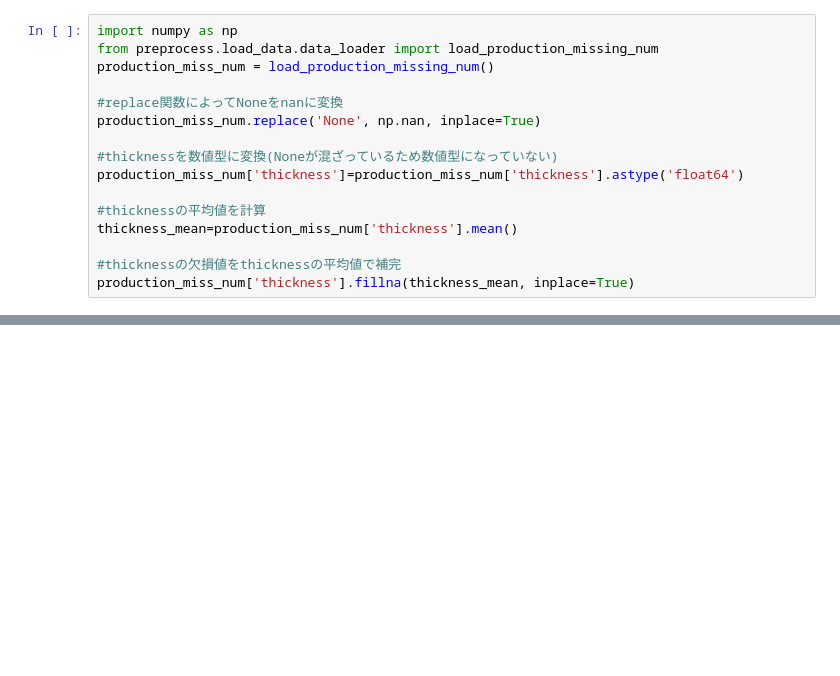
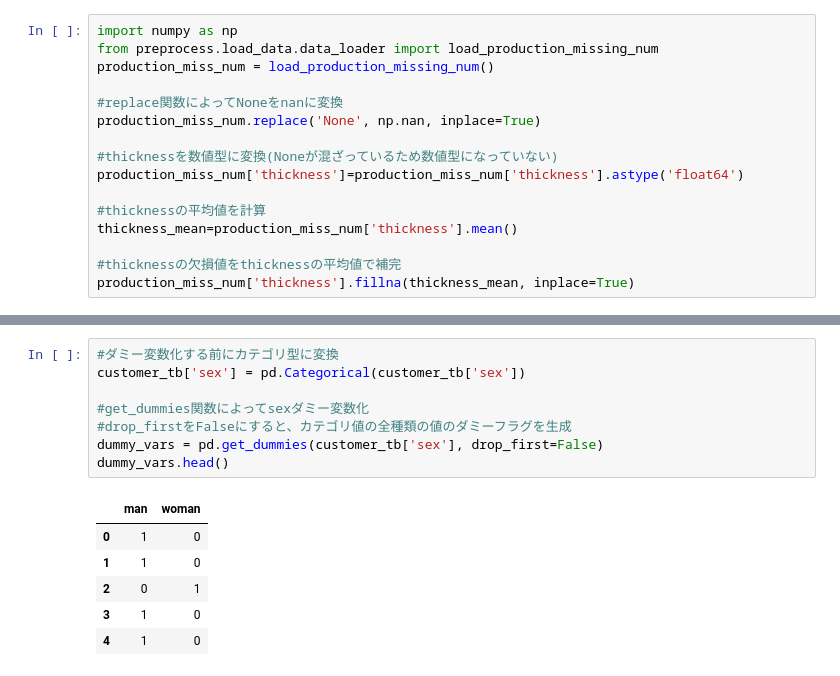
Before and after one commit to TakatoOhnishi/analytics, a Jupyter notebook: data_process/Pythonでのデータ前処理お作法(型・数値変換).ipynb, the cells around one changed output, grey strips where cells are left out. Drawn from its saved outputs; the diff is of its cells as text; blank space fills up the shorter version.

```diff
--- a/data_process/Pythonでのデータ前処理お作法(型・数値変換).ipynb
+++ b/data_process/Pythonでのデータ前処理お作法(型・数値変換).ipynb
@@ -327,0 +386,15 @@ NameError: name 'x' is not defined
+# %%
+#ダミー変数化する前にカテゴリ型に変換
+customer_tb['sex'] = pd.Categorical(customer_tb['sex'])
+
+#get_dummies関数によってsexダミー変数化
+#drop_firstをFalseにすると、カテゴリ値の全種類の値のダミーフラグを生成
+dummy_vars = pd.get_dummies(customer_tb['sex'], drop_first=False)
+dummy_vars.head()
+# %% [output]
+|  | man | woman |
+| 0 | 1 | 0 |
+| 1 | 1 | 0 |
+| 2 | 0 | 1 |
+| 3 | 1 | 0 |
+| 4 | 1 | 0 |
```
Also changed, not shown: parts of 15 cells of this notebook.
